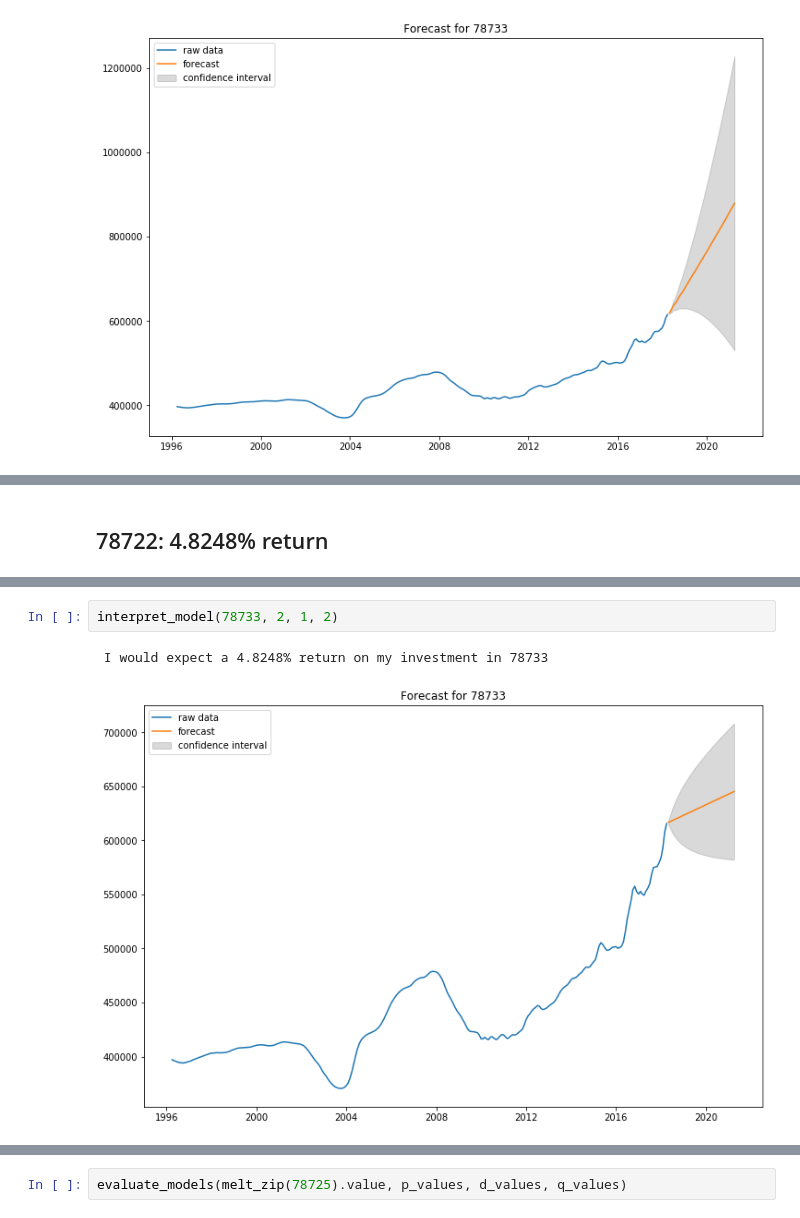
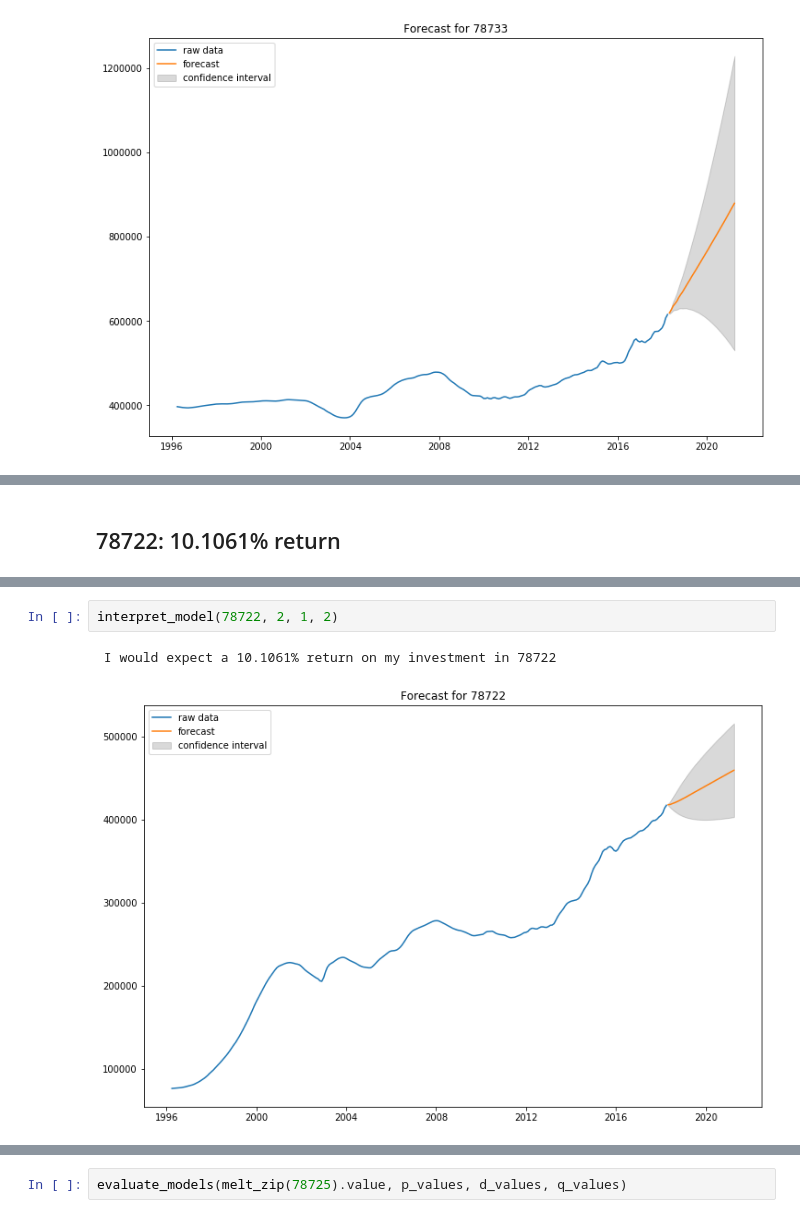
Before and after one commit to david-cuervo/Best_Zipcodes_to_Invest_in_AustinTX_Project, a Jupyter notebook: time-series/Module 4 Project_Time Series.ipynb, the cells around one changed output, grey strips where cells are left out. Drawn from its saved outputs; the diff is of its cells as text.

```diff
--- a/time-series/Module 4 Project_Time Series.ipynb
+++ b/time-series/Module 4 Project_Time Series.ipynb
@@ -1263,5 +1567,5 @@ interpret_model(78733, 2, 2, 2)
 # %% [markdown]
-## 78722: 4.8248% return
+## 78722: 10.1061% return
 # %%
 evaluate_models(melt_zip(78722).value, p_values, d_values, q_values)
 # %% [output]
@@ -1283,7 +1587,7 @@ ARIMA(4, 2, 0) MSE=810636.852
 ARIMA(4, 2, 1) MSE=812195.773
 Best ARIMA(2, 1, 2) MSE=747504.500
 # %%
-interpret_model(78733, 2, 1, 2)
+interpret_model(78722, 2, 1, 2)
 # %% [output]
- I would expect a 4.8248% return on my investment in 78733
+ I would expect a 10.1061% return on my investment in 78722
-[figure, old version]
+[figure, new version]
```
Also changed, not shown: parts of 29 cells of this notebook, 8 other files.
